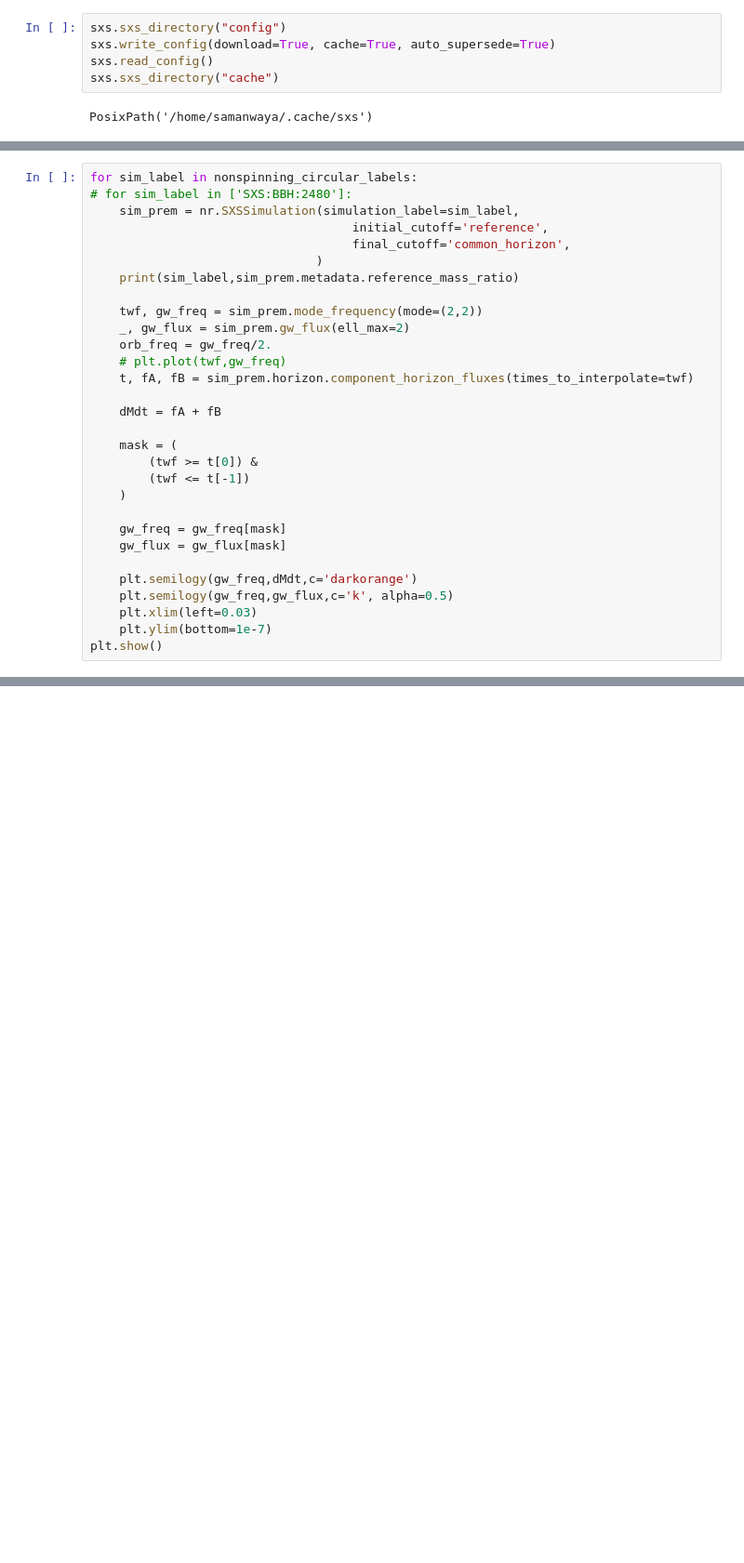
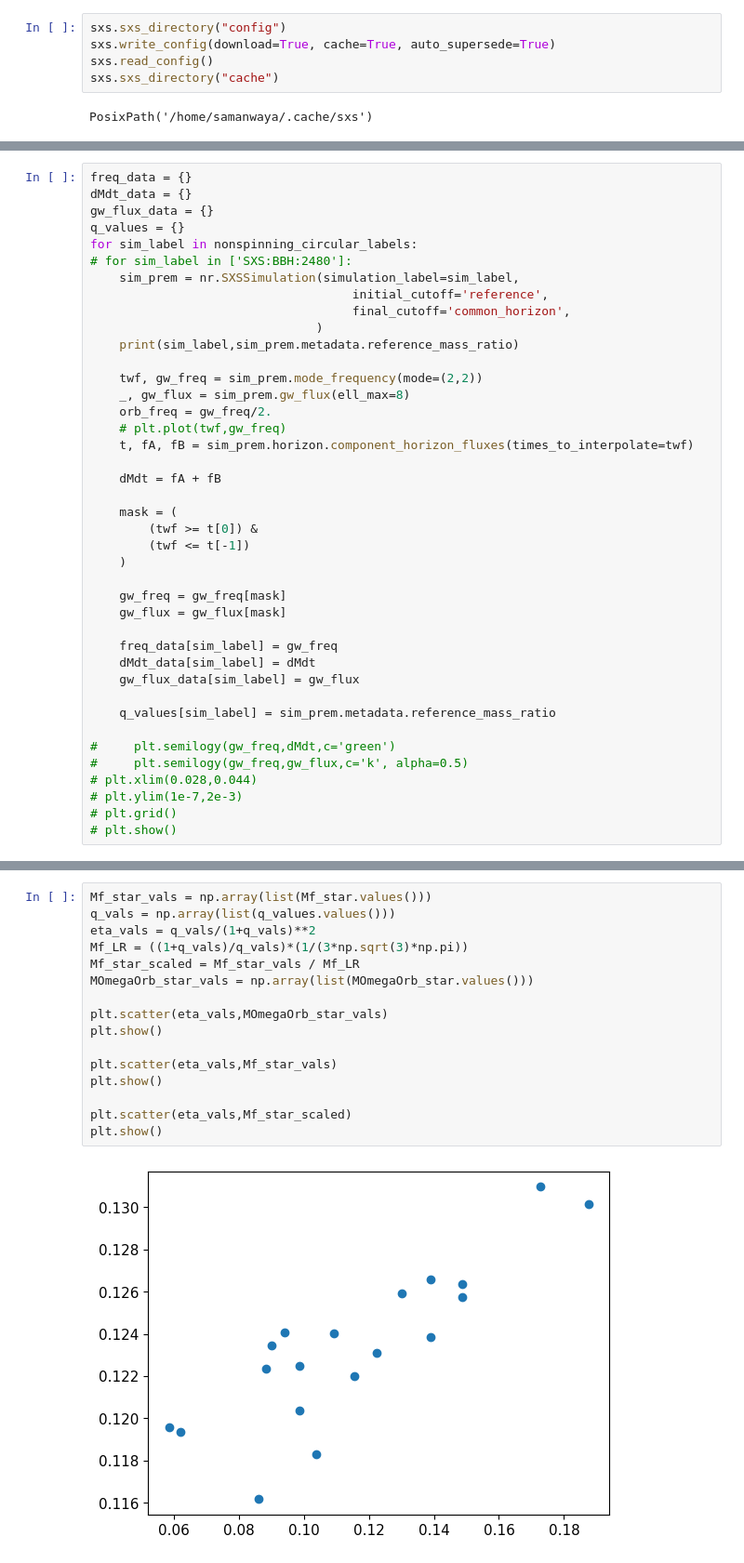
Before and after one commit to samanwaya-mukherjee/gwfit, a Jupyter notebook: notebooks/entropy_nr_2.ipynb, the cells around one changed output, grey strips where cells are left out. Shown at 93% size. Saved outputs shown, nothing was run; the diff lists cells and outputs as text; blank space fills up the shorter version.

```diff
--- a/notebooks/entropy_nr_2.ipynb
+++ b/notebooks/entropy_nr_2.ipynb
@@ -59,4 +74,8 @@ print(nonspinning_circular_labels)
 # %%
+freq_data = {}
+dMdt_data = {}
+gw_flux_data = {}
+q_values = {}
 for sim_label in nonspinning_circular_labels:
 # for sim_label in ['SXS:BBH:2480']:
     sim_prem = nr.SXSSimulation(simulation_label=sim_label,
@@ -66,7 +85,7 @@ for sim_label in nonspinning_circular_labels:
     print(sim_label,sim_prem.metadata.reference_mass_ratio)
 
     twf, gw_freq = sim_prem.mode_frequency(mode=(2,2))
-    _, gw_flux = sim_prem.gw_flux(ell_max=2)
+    _, gw_flux = sim_prem.gw_flux(ell_max=8)
     orb_freq = gw_freq/2.
     # plt.plot(twf,gw_freq)
     t, fA, fB = sim_prem.horizon.component_horizon_fluxes(times_to_interpolate=twf)
@@ -81,9 +100,16 @@ for sim_label in nonspinning_circular_labels:
     gw_freq = gw_freq[mask]
     gw_flux = gw_flux[mask]
 
-    plt.semilogy(gw_freq,dMdt,c='darkorange')
-    plt.semilogy(gw_freq,gw_flux,c='k', alpha=0.5)
-    plt.xlim(left=0.03)
-    plt.ylim(bottom=1e-7)
-plt.show()
+    freq_data[sim_label] = gw_freq
+    dMdt_data[sim_label] = dMdt
+    gw_flux_data[sim_label] = gw_flux
+
+    q_values[sim_label] = sim_prem.metadata.reference_mass_ratio
+
+#     plt.semilogy(gw_freq,dMdt,c='green')
+#     plt.semilogy(gw_freq,gw_flux,c='k', alpha=0.5)
+# plt.xlim(0.028,0.044)
+# plt.ylim(1e-7,2e-3)
+# plt.grid()
+# plt.show()
 # %% [output]
@@ -109,0 +356,18 @@ SXS:BBH:2477 14.999984440092447
+# %%
+Mf_star_vals = np.array(list(Mf_star.values()))
+q_vals = np.array(list(q_values.values()))
+eta_vals = q_vals/(1+q_vals)**2
+Mf_LR = ((1+q_vals)/q_vals)*(1/(3*np.sqrt(3)*np.pi))
+Mf_star_scaled = Mf_star_vals / Mf_LR
+MOmegaOrb_star_vals = np.array(list(MOmegaOrb_star.values()))
+
+plt.scatter(eta_vals,MOmegaOrb_star_vals)
+plt.show()
+
+plt.scatter(eta_vals,Mf_star_vals)
+plt.show()
+
+plt.scatter(eta_vals,Mf_star_scaled)
+plt.show()
+# %% [output]
+[figure, added]
```
Also changed, not shown: parts of 8 cells of this notebook.
